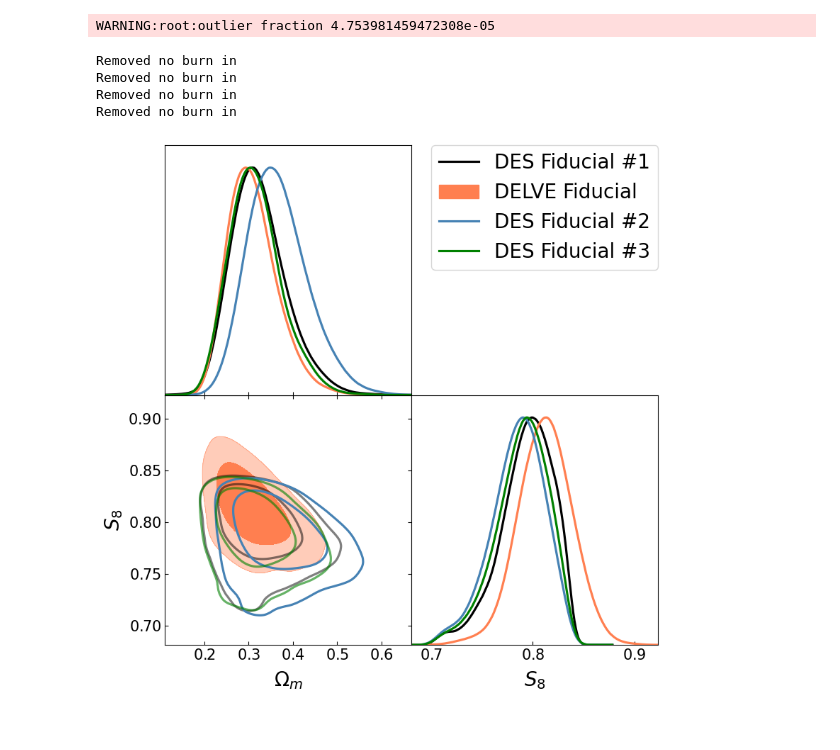
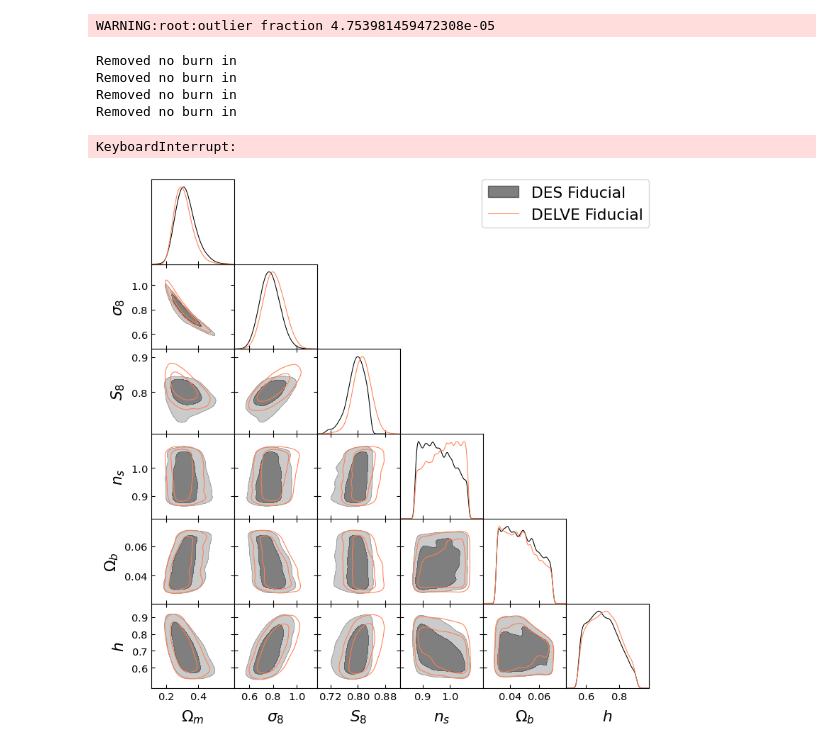
Before and after one commit to ShrihanSolo/cosmolib, a Jupyter notebook: shrihan/cosmoplot_clean_delvedr3_fid_all.ipynb, the cells around one changed output. Drawn from its saved outputs; the diff is of its cells as text; code cells hidden in the pictures.

Commit message:
running DES,DELVE fiducial

```diff
--- a/shrihan/cosmoplot_clean_delvedr3_fid_all.ipynb
+++ b/shrihan/cosmoplot_clean_delvedr3_fid_all.ipynb
@@ -48,34 +48,35 @@ newfidB_samples = MCSamples(samples=np.c_[uu['cosmological_parametersomega_m']+o
 
 uu = newfidC_chains
 newfidC_samples = MCSamples(samples=np.c_[uu['cosmological_parametersomega_m']+omm,uu['COSMOLOGICAL_PARAMETERSSIGMA_8'],
                                 (uu['COSMOLOGICAL_PARAMETERSSIGMA_8'])*np.sqrt((uu['cosmological_parametersomega_m'])/0.3)+oss,
                                  uu['cosmological_parametersn_s'], uu['cosmological_parametersomega_b'], uu['cosmological_parametersh0']],
                                  weights=np.exp(uu['log_weight']), names = ['Om','sigma8','s8','ns', 'Ob', 'h0'], labels = ['\Omega_{m}','\sigma_8','S_8','n_s','\Omega_b', 'h'])
 
 
 # uu = imprintresp_chains
 # imprintresp_samples = MCSamples(samples=np.c_[uu['cosmological_parametersomega_m']+omm,uu['COSMOLOGICAL_PARAMETERSSIGMA_8'],
 #                                 (uu['COSMOLOGICAL_PARAMETERSSIGMA_8'])*np.sqrt((uu['cosmological_parametersomega_m'])/0.3)+oss,
 #                                  uu['cosmological_parametersn_s'], uu['cosmological_parametersomega_b'], uu['cosmological_parametersh0']],
 #                                  weights=np.exp(uu['log_weight']), names = ['Om','sigma8','s8','ns', 'Ob', 'h0'], labels = ['\Omega_{m}','\sigma_8','S_8','n_s','\Omega_b', 'h'])
 
 
 
 g.settings.axes_labelsize = 20
 g.settings.axes_fontsize =15
 g.settings.legend_fontsize = 20
 g.settings.linewidth = 2
 
-g.triangle_plot([fid_samples, newfidA_samples, newfidB_samples, newfidC_samples], ['Om', 's8'], filled=[False,True,False,False],
+g.triangle_plot([fid_samples, newfidA_samples], ['Om', 'sigma8', 's8', 'ns', 'Ob', 'h0'], filled=[True,False,False,False],
                 colors=['black', 'coral','steelblue', 'green'], alphas=[0.5,1, 1, 0.6],
-                legend_labels=['DES Fiducial #1', 'DELVE Fiducial', 'DES Fiducial #2', 'DES Fiducial #3'],  legend_loc='upper right',fontsize=40,
+                legend_labels=['DES Fiducial', 'DELVE Fiducial', 'New Fiducial B', 'New Fiducial C'],  legend_loc='upper right',fontsize=40,
                 contour_colors=['black', 'coral','steelblue', 'green'],
                 ls = ['-','-','-','-'], contour_ls = ['-','-','-','-'])
-plt.savefig('delvedr3_vmini.png', dpi=600, bbox_inches='tight', transparent=True)
+plt.savefig('delvedr3_all.png', dpi=600, bbox_inches='tight', transparent=True)
 # %% [output]
 WARNING:root:outlier fraction 4.753981459472308e-05
 Removed no burn in
 Removed no burn in
 Removed no burn in
 Removed no burn in
+KeyboardInterrupt:
-[figure, old version]
+[figure, new version]
```
Also changed, not shown: 23 other files.
